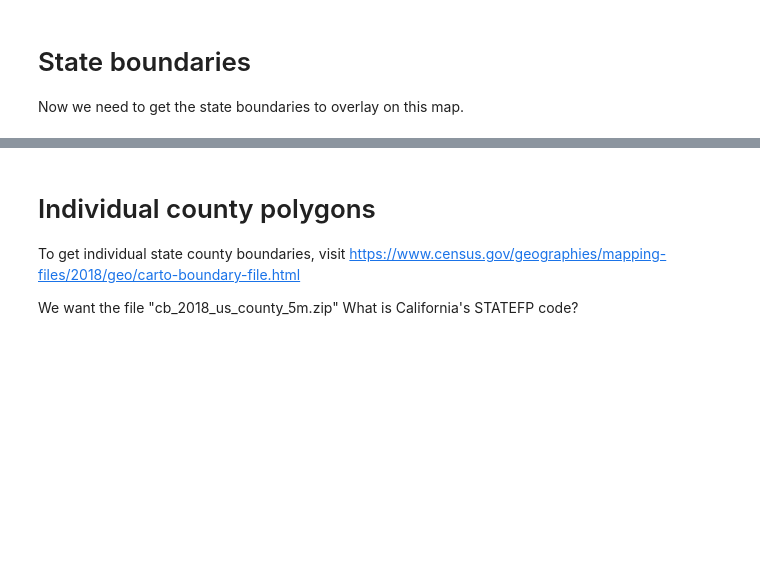
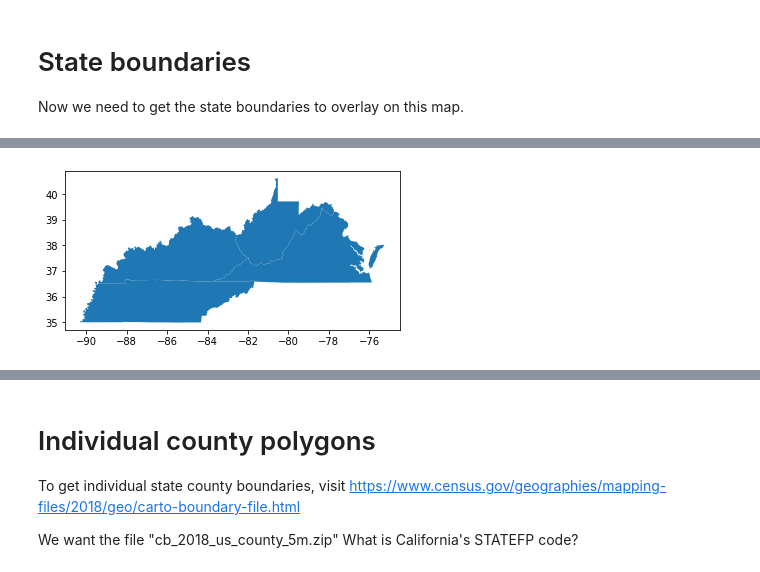
Before and after one commit to dlab-berkeley/DIGHUM101-2021, a Jupyter notebook: Notebooks/Week3/3-1_GeoPandas.ipynb, the cells around one changed output, grey strips where cells are left out. Saved outputs shown, nothing was run; the diff lists cells and outputs as text; code cells hidden in the pictures; blank space fills up the shorter version.

```diff
--- a/Notebooks/Week3/3-1_GeoPandas.ipynb
+++ b/Notebooks/Week3/3-1_GeoPandas.ipynb
@@ -87,0 +105,3 @@ state_boundaries.head()
+# %%
+app_states_df = state_boundaries.loc[state_boundaries["ABBREV"].isin(["KY", "VA", "TN", "WV"])]
+app_states_df
@@ -88,3 +114,7 @@ state_boundaries.head()
+# %%
+app_states_df.plot();
+# %% [output]
+[figure, added]
 # %%
 # Plot the state boundaries
 state_boundaries.plot(
```
Also changed, not shown: parts of 7 cells of this notebook, 3 other files.
